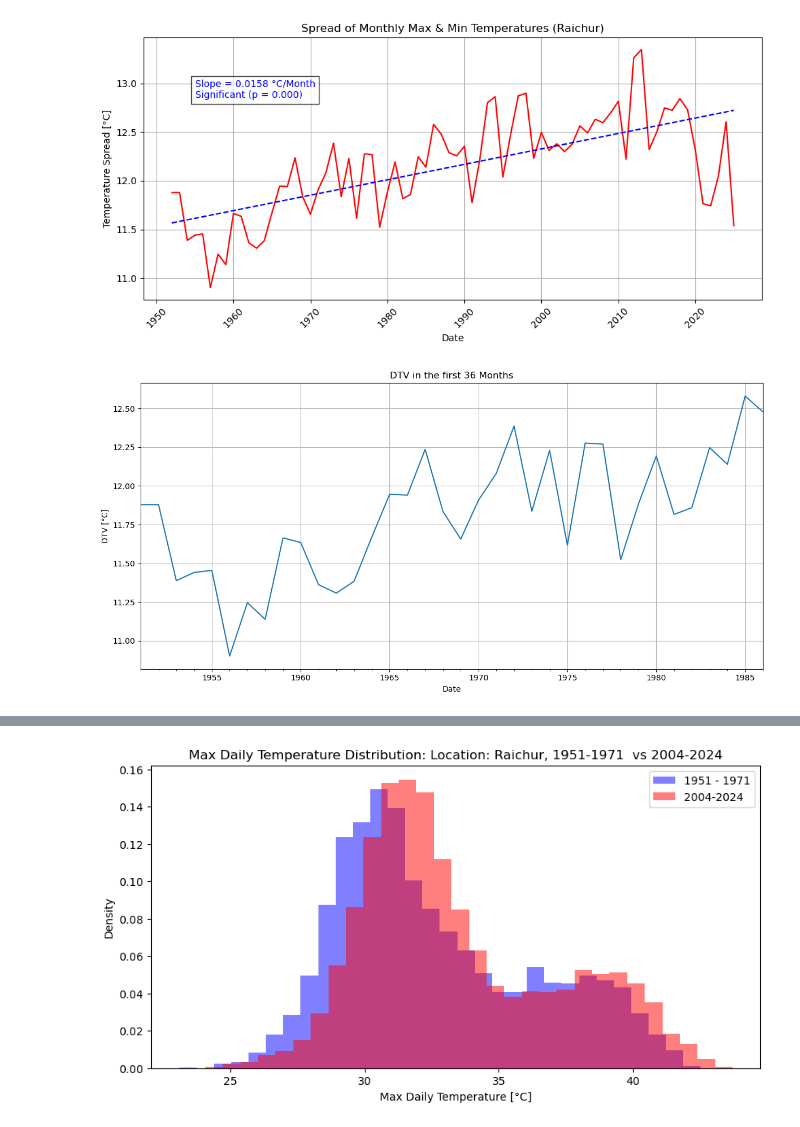
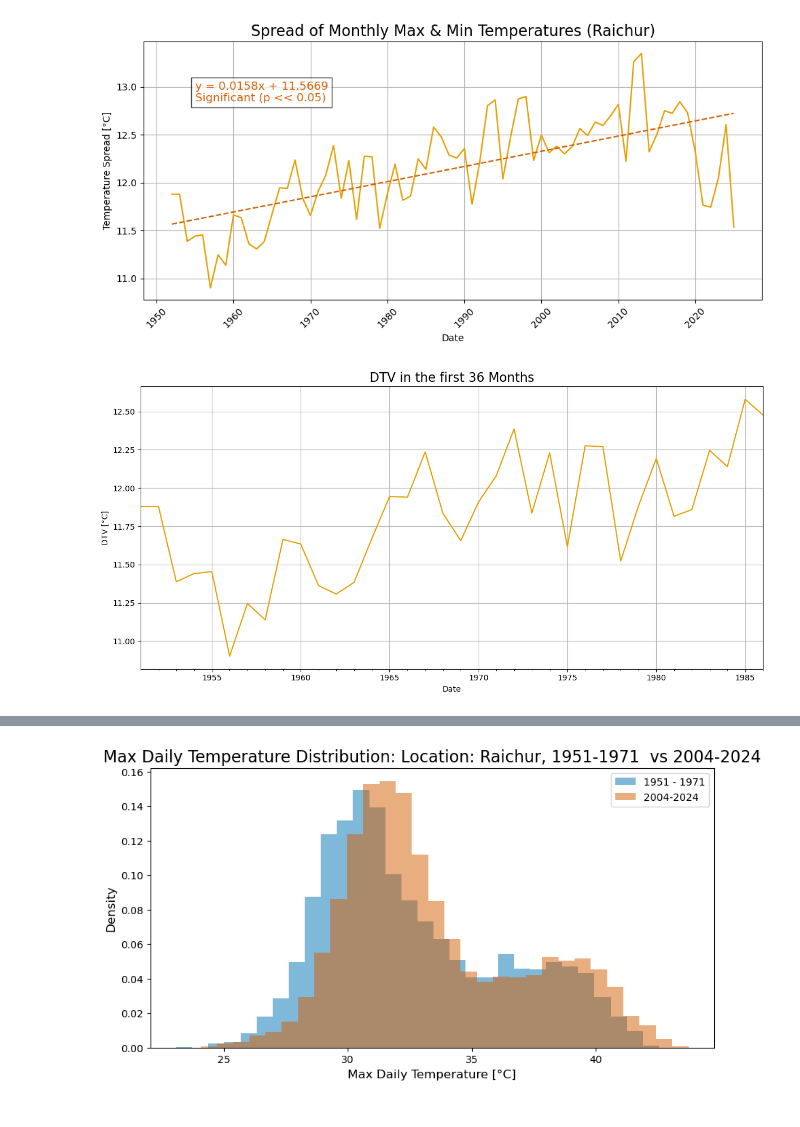
Before and after one commit to olgakarwowska/Karnataka_climate_data_analysis, a Jupyter notebook: Temperature_analysis_full.ipynb, the cells around one changed output, grey strips where cells are left out. Drawn from its saved outputs; the diff is of its cells as text; code cells hidden in the pictures.

```diff
--- a/Temperature_analysis_full.ipynb
+++ b/Temperature_analysis_full.ipynb
@@ -347,7 +297,7 @@ plt.show()
 # %%
 ##### 7. Plotting the tmax and tmin spread (DTV) #####
 
-# Available time options: yearly, mothly, weekly, daily
+# Available time options: yearly, monthly, weekly, daily
 # Available values:
 #                 Tmax: mean Tmax, max Tmax, min Tmax
 #                 Tmin: mean Tmin, max Tmin, min Tmin
@@ -372,38 +322,53 @@ trend_line = intercept + slope * x
 
 # Plot the observed spread
 plt.figure(figsize=(10, 5))
-plt.plot(spread.index, y, label=f'Observed {time_option} temperature spread\n(tmax - tmin)', color='red')
+plt.plot(spread.index, y, label=f'Observed {time_option} temperature spread\n(tmax - tmin)', color='#E69F00')
 
 # Plot the trend line
-plt.plot(spread.index, trend_line, linestyle='dashed', color='blue',
+plt.plot(spread.index, trend_line, linestyle='dashed', color='#D55E00',
          label=f'Trend line: y = {slope:.2f}x + {intercept:.2f} (p = {p_value:.3f})')
 
 # Formatting
-plt.title(f"Spread of {time_option}ly Max & Min Temperatures ({location})")
+plt.title(f"Spread of {time_option}ly Max & Min Temperatures ({location})", fontsize = 16)
 plt.xlabel('Date')
 plt.ylabel('Temperature Spread [°C]')
 plt.xticks(rotation=45)
 plt.grid(True)
 
-# Show slope and significance in the plot
+# # Show slope and significance in the plot
+# plt.text(spread.index[int(len(spread) * 0.05)],
+#          max(y) - 0.5,
+#          f"Slope = {slope:.4f} °C/{time_option}\n{'Significant' if p_value < 0.05 else 'Not significant'} (p = {p_value:.3f})",
+#          color="#D55E00", fontsize=12, bbox=dict(facecolor='white', alpha=0.7))
+
+# Determine p-value string
+if p_value < 0.01:
+    p_str = "p << 0.05"
+elif p_value < 0.05:
+    p_str = "p < 0.05"
+else:
+    p_str = f"p = {p_value:.3f}"
+
+# Plot trend line equation and significance
 plt.text(spread.index[int(len(spread) * 0.05)],
          max(y) - 0.5,
-         f"Slope = {slope:.4f} °C/{time_option}\n{'Significant' if p_value < 0.05 else 'Not significant'} (p = {p_value:.3f})",
-         color="blue", fontsize=10, bbox=dict(facecolor='white', alpha=0.7))
+         f"y = {slope:.4f}x + {intercept:.4f}\n{'Significant' if p_value < 0.05 else 'Not significant'} ({p_str})",
+         color="#D55E00", fontsize=12, bbox=dict(facecolor='white', alpha=0.7))
+
 
 plt.tight_layout()
 plt.show()
 
-spread.head(units).plot(figsize=(12, 6), legend=False)
-plt.title(f'DTV in the first {units} {time_option}s')
+spread.head(units).plot(figsize=(12, 6), legend=False, color='#E69F00')
+plt.title(f'DTV in the first {units} {time_option}s', fontsize = 16)
 plt.xlabel('Date')
 plt.ylabel('DTV [°C]')
 plt.grid(True)
 plt.tight_layout()
 plt.show()
 # %% [output]
-[figure, old version]
+[figure, new version]
-[figure, old version]
+[figure, new version]
 # %%
 ##### 8.1. Probability distribution of tmax and tmin values #####
 # Single plot
@@ -444,11 +409,11 @@ print(f"\nT-test results: t-statistic = {t_stat:.3f}, p-value = {p_value:.5f}")
 
 # Plot histograms
 plt.figure(figsize=(10,5))
-plt.hist(temps_first, bins=30, alpha=0.5, label=f"{first_start[:4]} - {first_end[:4]}", color="blue", density=True)
-plt.hist(temps_last, bins=30, alpha=0.5, label=f"{last_start[:4]}-{last_end[:4]}", color="red", density=True)
-plt.xlabel(f"{t_type} Daily Temperature [°C]")
-plt.ylabel("Density")
-plt.title(f"{t_type} Daily Temperature Distribution: Location: {location}, {first_start[:4]}-{first_end[:4]}  vs {last_start[:4]}-{last_end[:4]}")
+plt.hist(temps_first, bins=30, alpha=0.5, label=f"{first_start[:4]} - {first_end[:4]}", color="#0072B2", density=True)
+plt.hist(temps_last, bins=30, alpha=0.5, label=f"{last_start[:4]}-{last_end[:4]}", color="#D55E00", density=True)
+plt.xlabel(f"{t_type} Daily Temperature [°C]", fontsize = 12)
+plt.ylabel("Density", fontsize = 12)
+plt.title(f"{t_type} Daily Temperature Distribution: Location: {location}, {first_start[:4]}-{first_end[:4]}  vs {last_start[:4]}-{last_end[:4]}", fontsize = 16)
 plt.legend()
 plt.show()
 # %% [output]
@@ -469,4 +434,4 @@ max       43.73
 Name: Temperature, dtype: float64
 
 T-test results: t-statistic = -13.246, p-value = 0.00000
-[figure, old version]
+[figure, new version]
```
Also changed, not shown: parts of 50 cells of this notebook, 4 other files.
